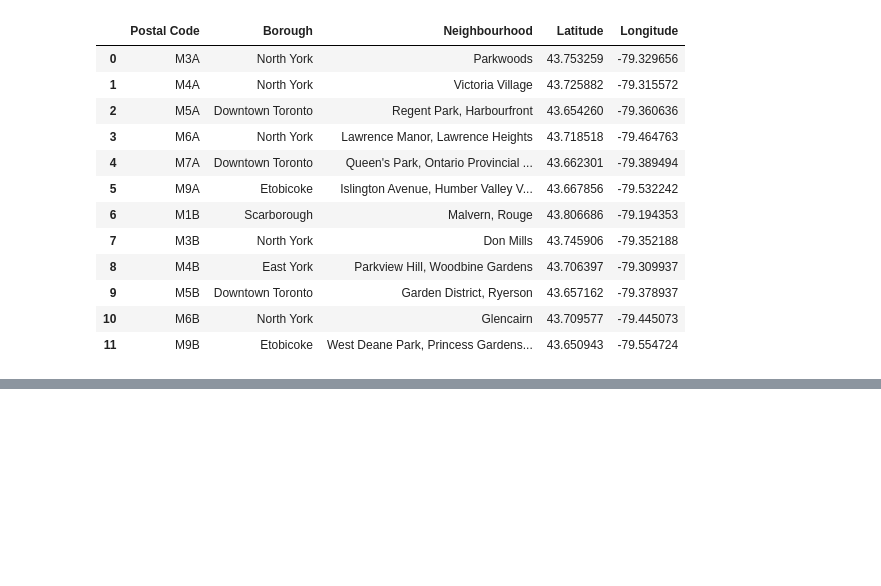
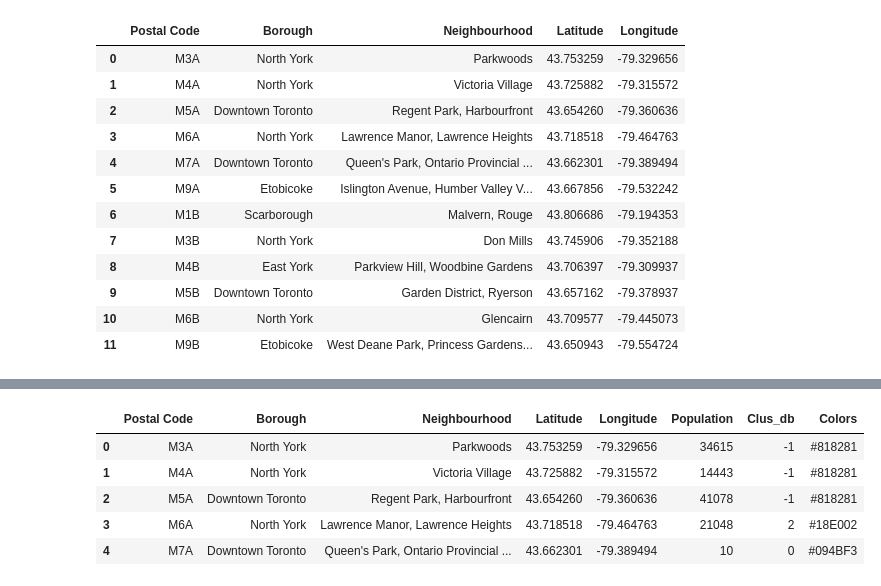
Before and after one commit to AndrewHei/Canada_Neighbourhood_Assignment, a Jupyter notebook: Canada_Neighbourhood_Assignment.ipynb, the cells around one changed output, grey strips where cells are left out. Drawn from its saved outputs; the diff is of its cells as text; code cells hidden in the pictures; blank space fills up the shorter version.

```diff
--- a/Canada_Neighbourhood_Assignment.ipynb
+++ b/Canada_Neighbourhood_Assignment.ipynb
@@ -98,0 +125,6 @@ df_merge.head(12)
+# %%
+#Opening population data
+df_pop=pd.read_csv('Canada_population_postal_code_2016.csv')
+df_pop=df_pop[['Geographic code','Population, 2016']]
+df_pop.rename(columns={'Geographic code':'Postal Code','Population, 2016':'Population'},inplace=True)
+df_pop.head()
@@ -98,0 +138,4 @@ df_merge.head(12)
+# %%
+#Merging in population data
+df_toronto=pd.merge(df_merge,df_pop,on='Postal Code')
+df_toronto.head()
@@ -98,0 +149,34 @@ df_merge.head(12)
+# %%
+#Clustering by population
+sklearn.utils.check_random_state(1000)
+Clus_dataSet = df_toronto[['Latitude','Longitude','Population']]
+Clus_dataSet = np.nan_to_num(Clus_dataSet)
+Clus_dataSet = StandardScaler().fit_transform(Clus_dataSet)
+db = DBSCAN(eps=0.5, min_samples=5).fit(Clus_dataSet)
+core_samples_mask = np.zeros_like(db.labels_, dtype=bool)
+core_samples_mask[db.core_sample_indices_] = True
+labels = db.labels_
+df_toronto['Clus_db']=labels
+realClusterNum=len(set(labels)) - (1 if -1 in labels else 0)
+clusterNum = len(set(labels))
+df_toronto['Colors']=None
+#Assigning colors to clusters:
+k=0
+for clus in df_toronto['Clus_db']:
+    if clus == -1:
+        df_toronto['Colors'].loc[k]='#818281'
+    elif clus == 0:
+        df_toronto['Colors'].loc[k]='#094BF3'
+    elif clus == 1:
+        df_toronto['Colors'].loc[k]='#F32509'
+    else:
+        df_toronto['Colors'].loc[k]='#18E002'
+    k+=1
+df_toronto.head()
+# %% [output]
+|  | Postal Code | Borough | Neighbourhood | Latitude | Longitude | Population | Clus_db | Colors |
+| 0 | M3A | North York | Parkwoods | 43.753259 | -79.329656 | 34615 | -1 | #818281 |
+| 1 | M4A | North York | Victoria Village | 43.725882 | -79.315572 | 14443 | -1 | #818281 |
+| 2 | M5A | Downtown Toronto | Regent Park, Harbourfront | 43.654260 | -79.360636 | 41078 | -1 | #818281 |
+| 3 | M6A | North York | Lawrence Manor, Lawrence Heights | 43.718518 | -79.464763 | 21048 | 2 | #18E002 |
+| 4 | M7A | Downtown Toronto | Queen's Park, Ontario Provincial ... | 43.662301 | -79.389494 | 10 | 0 | #094BF3 |
```
Also changed, not shown: parts of 7 cells of this notebook, 1 other file.
